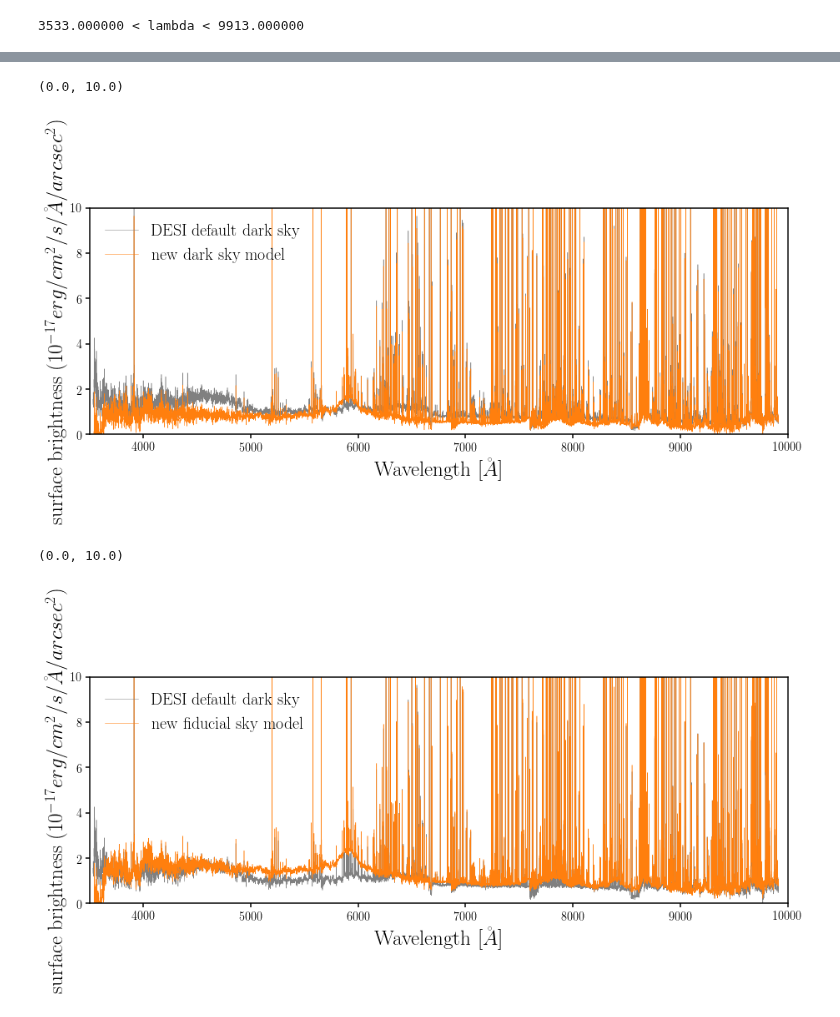
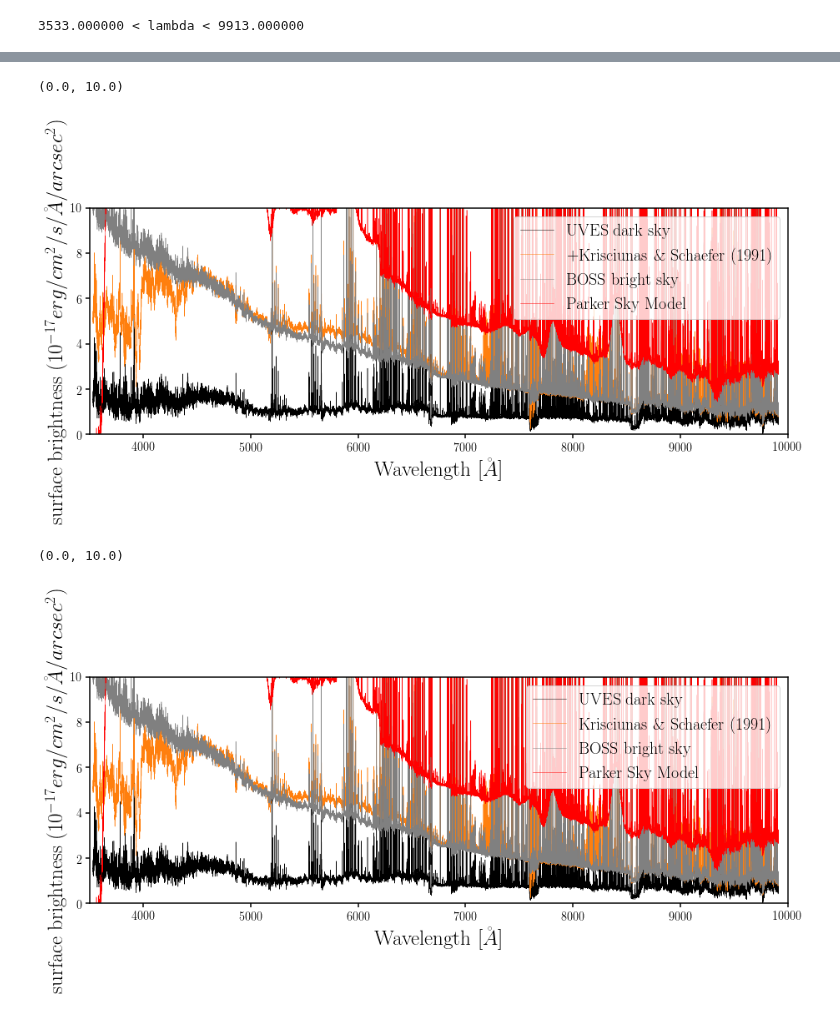
Before and after one commit to desi-bgs/feasiBGS, a Jupyter notebook: notebook/local_skymodel_new.ipynb, the cells around one changed output, grey strips where cells are left out. Cells and saved outputs as stored; diff of their text form; code cells hidden in the pictures.

Commit message:
comparing the different sky models

```diff
--- a/notebook/local_skymodel_new.ipynb
+++ b/notebook/local_skymodel_new.ipynb
@@ -25,13 +26,12 @@ mpl.rcParams['ytick.major.width'] = 1.5
 mpl.rcParams['legend.frameon'] = False
 %matplotlib inline
 # %%
-# ccd wavelength limit
 params = desimodel.io.load_desiparams()
 wavemin = params['ccd']['b']['wavemin']
 wavemax = params['ccd']['z']['wavemax']
 print('%f < lambda < %f' % (wavemin, wavemax))
 
-waves = np.linspace(wavemin, wavemax, 1e4) * u.angstrom
+waves = np.arange(wavemin, wavemax, 0.2) * u.angstrom
 config = desisim.simexp._specsim_config_for_wave((waves).to('Angstrom').value, specsim_config_file='desi')
 surface_brightness_dict = config.load_table(config.atmosphere.sky, 'surface_brightness', as_dict=True)
 # %% [output]
@@ -38,0 +54,10 @@ surface_brightness_dict = config.load_table(config.atmosphere.sky, 'surface_brig
+# %%
+desi = FM.SimulatorHacked(config, num_fibers=1, camera_output=True)
+airmass = 1.4
+alt = 42.18
+sep = 69.
+ill = 0.42
+desi.atmosphere.airmass = airmass
+desi.atmosphere.moon.moon_phase = np.arccos(2.*ill - 1)/np.pi #moon_phase/np.pi #np.arccos(2*moonfrac-1)/np.pi
+desi.atmosphere.moon.moon_zenith = (90. - alt) * u.deg
+desi.atmosphere.moon.separation_angle = sep * u.deg
@@ -38,0 +79,2 @@ surface_brightness_dict = config.load_table(config.atmosphere.sky, 'surface_brig
+# %%
+fakedesi = FM.fakeDESIspec()
@@ -39,29 +98,22 @@ surface_brightness_dict = config.load_table(config.atmosphere.sky, 'surface_brig
 # %%
-theta_dark = (1.3,
-              30.,
-              10.,
-              180.,
-              4.86761390e+09,
-              -25.,
-              150.,
-              np.pi,
-              0.,
-              140.,
-              -21.68
-             )
-sky_dark = Sky.skySpec(*theta_dark)
+theta_sky = (airmass, 30., 10., 180., 4.86761390e+09, -25., 150., np.arccos(2.*ill - 1), ill, sep, alt)
+sky_obj = Sky.skySpec(*theta_sky)
 # %%
 fig = plt.figure(figsize=(15,5))
 sub = fig.add_subplot(111)
-sub.plot(config.wavelength, surface_brightness_dict['dark'].value, c='gray', lw=0.5, label='DESI default dark sky')
-sub.plot(config.wavelength, sky_dark.surface_brightness(config.wavelength.value),
-         c='C1', lw=0.5, label='new dark sky model')
-#sub.plot(config.wavelength, sky_dark.Icont(config.wavelength.value)/np.pi)
-sub.legend(loc='upper left', fontsize=20)
+sub.plot(waves, surface_brightness_dict['dark'],
+         c='k', lw=0.5, label='UVES dark sky')
+sub.plot(waves, surface_brightness_dict['dark'] + desi.atmosphere.moon.surface_brightness,
+         c='C1', lw=0.5, label=r'+Krisciunas $\&$ Schaefer (1991)')
+sub.plot(waves, fakedesi._skySurfBright(waves, cond='bright'),
+         c='gray', lw=0.5, label='BOSS bright sky')
+sub.plot(waves, sky_obj.surface_brightness(waves),
+         c='r', lw=0.5, label=r'Parker Sky Model')
+sub.legend(loc='upper right', fontsize=20, frameon=True)
 sub.set_xlabel(r'Wavelength [$\AA$]', fontsize=25)
 sub.set_xlim([3500., 1.e4])
 sub.set_ylabel(r"surface brightness ($10^{-17} erg/cm^{2}/s/\AA/arcsec^2$)", fontsize=25)
 sub.set_ylim([0., 10.])
 # %% [output]
 (0.0, 10.0)
-[figure, old version]
+[figure, new version]
@@ -83,14 +120,31 @@ sky_fid = Sky.skySpec(*theta_fid)
 # %%
+desi = FM.SimulatorHacked(config, num_fibers=1, camera_output=True)
+airmass = 1.4
+alt = 42.18
+sep = 69.
+ill = 0.8
+desi.atmosphere.airmass = airmass
+desi.atmosphere.moon.moon_phase = np.arccos(2.*ill - 1)/np.pi #moon_phase/np.pi #np.arccos(2*moonfrac-1)/np.pi
+desi.atmosphere.moon.moon_zenith = (90. - alt) * u.deg
+desi.atmosphere.moon.separation_angle = sep * u.deg
+
+theta_sky = (airmass, 30., 10., 180., 4.86761390e+09, -25., 150., np.arccos(2.*ill - 1), ill, sep, alt)
+sky_obj = Sky.skySpec(*theta_sky)
 fig = plt.figure(figsize=(15,5))
 sub = fig.add_subplot(111)
-sub.plot(config.wavelength, surface_brightness_dict['dark'].value, c='gray', lw=0.5, label='DESI default dark sky')
-sub.plot(config.wavelength, sky_fid.surface_brightness(config.wavelength.value),
-         c='C1', lw=0.5, label='new fiducial sky model')
-sub.legend(loc='upper left', fontsize=20)
+sub.plot(waves, surface_brightness_dict['dark'],
+         c='k', lw=0.5, label='UVES dark sky')
+sub.plot(waves, surface_brightness_dict['dark'] + desi.atmosphere.moon.surface_brightness,
+         c='C1', lw=0.5, label=r'+Krisciunas $\&$ Schaefer (1991)')
+sub.plot(waves, fakedesi._skySurfBright(waves, cond='bright'),
+         c='gray', lw=0.5, label='BOSS bright sky')
+sub.plot(waves, sky_obj.surface_brightness(waves),
+         c='r', lw=0.5, label=r'Parker Sky Model')
+sub.legend(loc='upper right', fontsize=20, frameon=True)
 sub.set_xlabel(r'Wavelength [$\AA$]', fontsize=25)
 sub.set_xlim([3500., 1.e4])
 sub.set_ylabel(r"surface brightness ($10^{-17} erg/cm^{2}/s/\AA/arcsec^2$)", fontsize=25)
 sub.set_ylim([0., 10.])
 # %% [output]
 (0.0, 10.0)
-[figure, old version]
+[figure, new version]
```
Also changed, not shown: parts of 6 cells of this notebook.
